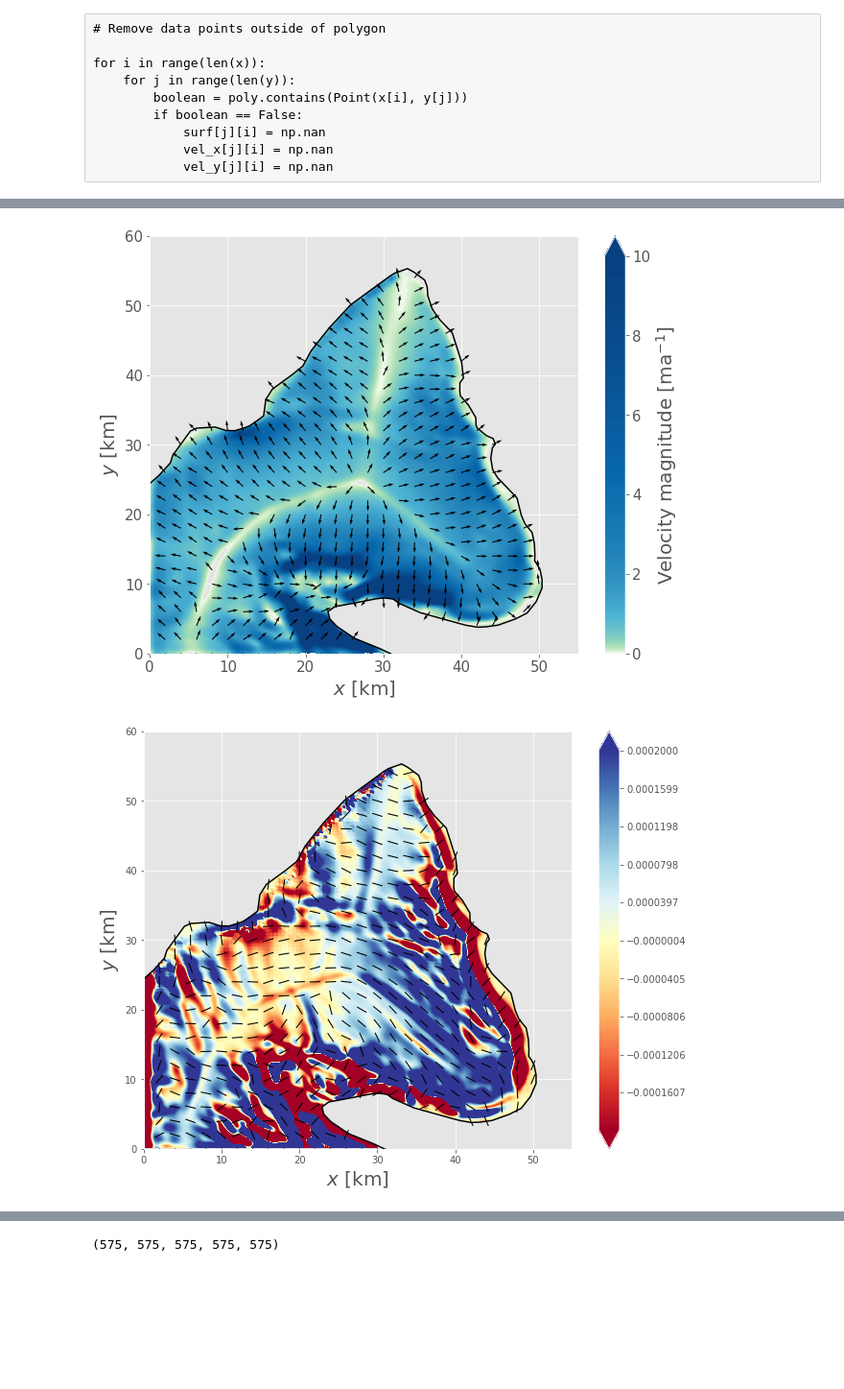
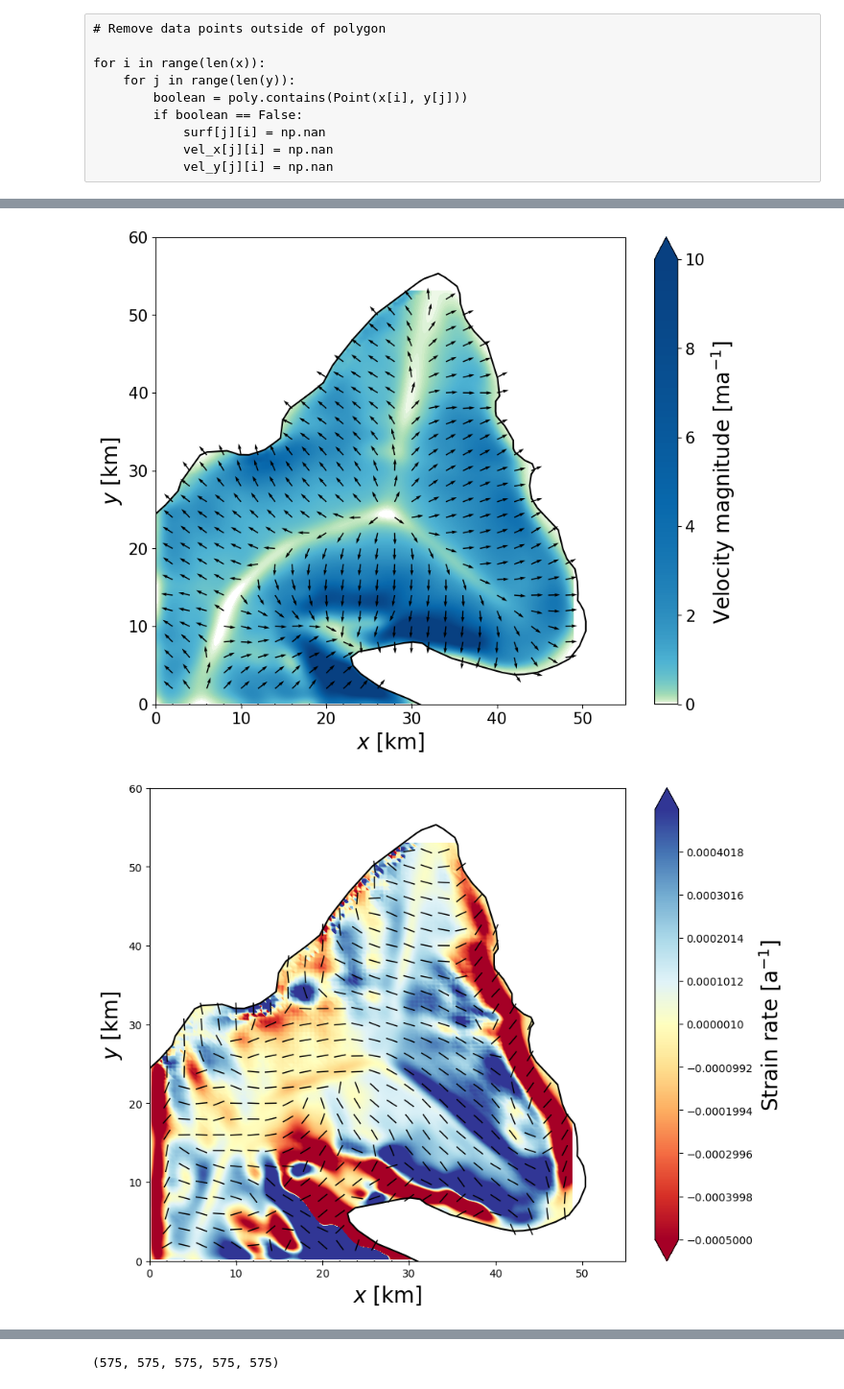
Before and after one commit to henryclara/Anisotropy_SIA, a Jupyter notebook: src/PlotData.ipynb, the cells around one changed output, grey strips where cells are left out. Shown at 96% size. Cells and saved outputs as stored; diff of their text form; code cells hidden in the pictures; blank space fills up the shorter version.

Commit message:
Add code to plot the second invariant of the strain rate tensor

```diff
--- a/src/PlotData.ipynb
+++ b/src/PlotData.ipynb
@@ -13,7 +13,7 @@ import math as maths
 from matplotlib import style
 import scipy.ndimage
 import scipy as sp
-style.use('ggplot') or plt.style.use('ggplot')
+style.use('default') or plt.style.use('default')
 # %%
 # Read in bed, grounding line, ice surface and velocity data
 
@@ -55,8 +55,8 @@ bed = scipy.interpolate.griddata((data_bed["X"], data_bed["Y"]), data_bed["Z"],
 # %%
 # Smooth the surface data
 
-sigma_x = 5.0
-sigma_y = 5.0
+sigma_x = 10.0
+sigma_y = 10.0
 
 sigma = [sigma_x, sigma_y]
 surf = sp.ndimage.gaussian_filter(surf, sigma)
@@ -212,13 +212,13 @@ v1_max_10, v2_max_10 = MaxEigs(e1_10, e2_10, v11_10, v12_10, v21_10, v22_10)
 v1_max_20, v2_max_20 = MaxEigs(e1_20, e2_20, v11_20, v12_20, v21_20, v22_20)
 v1_max_25, v2_max_25 = MaxEigs(e1_25, e2_25, v11_25, v12_25, v21_25, v22_25)
 # %%
-# Calculate total strain at each node
+# Calculate total strain at each node - equivalent to the first tensor invariant
 
 def StrainMag(exx, eyy):
     e_total = np.zeros_like(surf)
     for i in range(1, I-1):
         for j in range(1, J-1):
-            e_total[i][j] = (exx[i][j] + eyy[i][j])/2
+            e_total[i][j] = (exx[i][j] + eyy[i][j])
     return e_total
 
 e_total_1 = StrainMag(exx_1, eyy_1)
@@ -290,23 +319,26 @@ ax.set_xlim([0, 55])
 ax.set_ylim([0, 60])
 ax.set_xlabel(r'$x$ [km]', size=20)
 ax.set_ylabel(r'$y$ [km]', size=20)
-fig.savefig('HammarryggenVelocitySmoothing5.jpg', format='jpg', dpi=700, bbox_inches = "tight")
+fig.savefig('HammarryggenVelocity.jpg', format='jpg', dpi=700, bbox_inches = "tight")
 # %% [output]
-[figure, old version]
+[figure, new version]
 # %%
 fig, ax = plt.subplots(1, 1, figsize=(10, 8))
 #levels2 = np.linspace(-0.001,0.001,500)
-levels2 = np.linspace(-0.0002,0.0002,500)
+levels2 = np.linspace(-0.0005,0.0005,500)
 CS = ax.contourf(grid_x/1000-770, grid_y/1000-1960, e_total_1, levels=levels2, cmap=plt.cm.RdYlBu, extend='both')
 #CS = ax.contourf(grid_x, grid_y, e_total_1, levels=levels2, cmap=plt.cm.GnBu, locator=ticker.LogLocator(), extend='max')
 ax.set_xlim([0, 55])
 ax.set_ylim([0, 60])
 skip2 = (slice(None, None, 20), slice(None, None, 20))
+#ax.quiver(grid_x[skip1]/1000-770, grid_y[skip1]/1000-1960, vel_x_norm[skip1], vel_y_norm[skip1], scale=40)
 ax.quiver(grid_x[skip2]/1000-770, grid_y[skip2]/1000-1960, v1_max_20[skip2], v2_max_20[skip2], scale=40, pivot='mid', headlength=0, headwidth=1)
 ax.plot(data_GL_reduced['X']/1000-770, data_GL_reduced['Y']/1000-1960, color='black')
 ax.set_xlabel(r'$x$ [km]', size=20)
 ax.set_ylabel(r'$y$ [km]', size=20)
 cbar = fig.colorbar(CS)
+cbar.set_label('Strain rate [a$^{-1}$]', size=20)
 #ax.tick_params(color='w', labelcolor='w')
+fig.savefig('HammarryggenStrainRate.jpg', format='jpg', dpi=700, bbox_inches = "tight")
 # %% [output]
-[figure, old version]
+[figure, new version]
```
Also changed, not shown: parts of 11 cells of this notebook, 1 other file.
